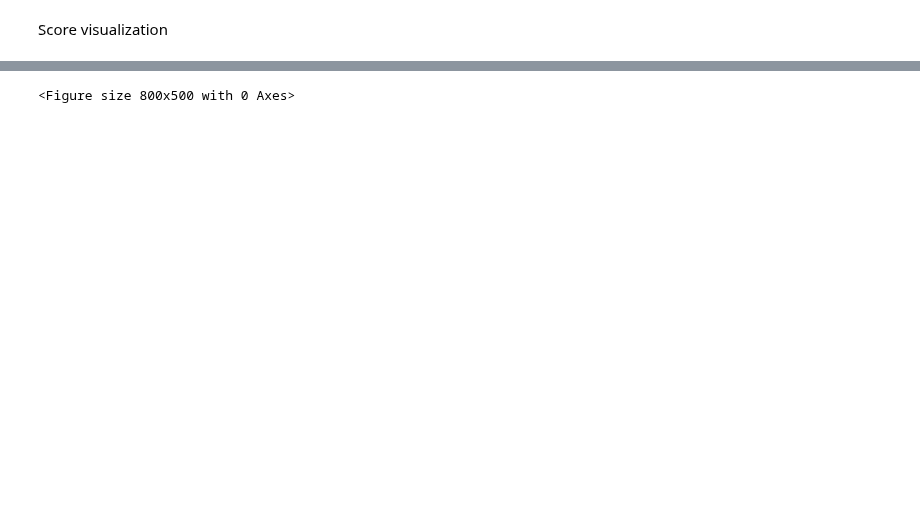
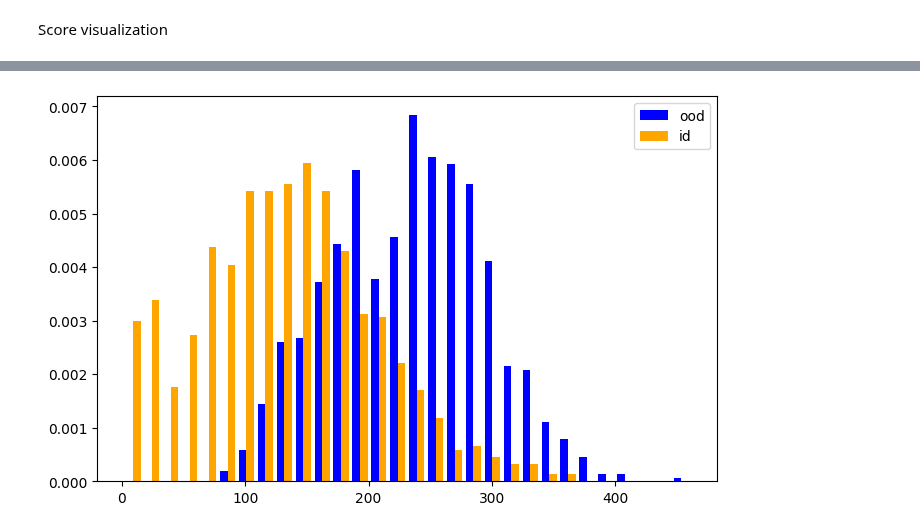
Before and after one commit to deel-ai/oodeel, a Jupyter notebook: notebooks/demo_simple_usage.ipynb, the cells around one changed output, grey strips where cells are left out. Drawn from its saved outputs; the diff is of its cells as text; code cells hidden in the pictures; blank space fills up the shorter version.

```diff
--- a/notebooks/demo_simple_usage.ipynb
+++ b/notebooks/demo_simple_usage.ipynb
@@ -125,7 +135,7 @@ plt.figure(figsize=(8,5))
 
 #x_id, y_id = data_handler.convert_to_numpy(x_id)
 #x_ood, y_ood = data_handler.convert_to_numpy(x_ood)
-scores_id, scores_ood = oodmodel.score([x_id[:1000], x_ood[:1000]])
+scores_id, scores_ood = oodmodel.score([x_id.take(1000), x_ood.take(1000)])
 plt.hist((scores_ood, scores_id), bins=30, color=("blue", "orange"), label=("ood", "id"), density=True)
 plt.legend()
 plt.show()
@@ -134,4 +149,4 @@ AssertionError: Inputs must be tf.data.Dataset, or a tuple of np.ndarray/tf.Tens
-<Figure size 800x500 with 0 Axes>
+[figure, added]
 # %%
 %autoreload 2
 from oodeel.methods import ODIN
```
Also changed, not shown: parts of 10 cells of this notebook, 7 other files.
